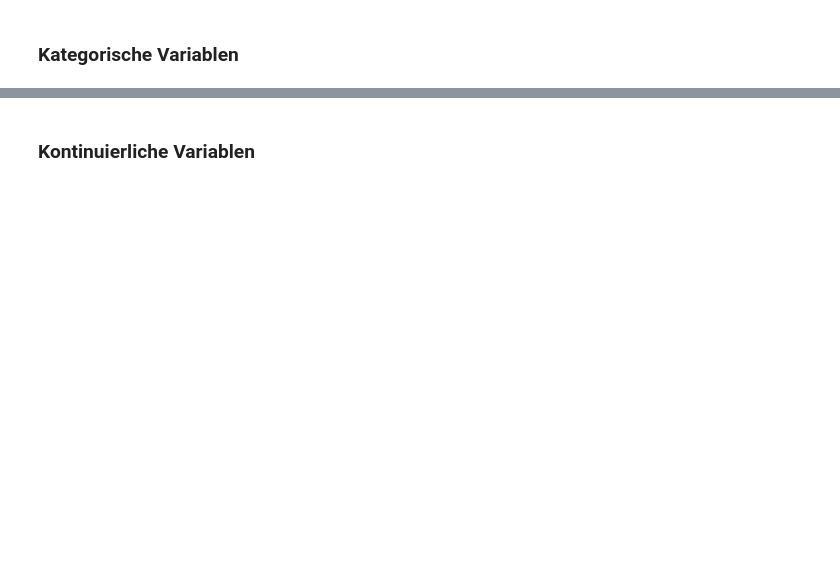
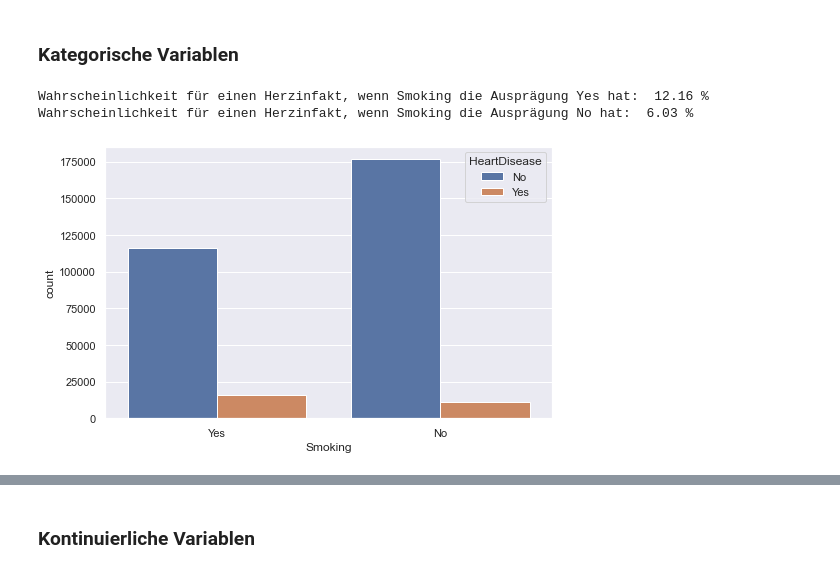
Before and after one commit to flori567/QIT_Ausarbeitung, a Jupyter notebook: heart_attack_prediction.ipynb, the cells around one changed output, grey strips where cells are left out. Cells and saved outputs as stored; diff of their text form; code cells hidden in the pictures; blank space fills up the shorter version.

```diff
--- a/heart_attack_prediction.ipynb
+++ b/heart_attack_prediction.ipynb
@@ -394,24 +398,2 @@ Vor der bivariaten Analyse werden allerdings noch Hypothesen aufgestellt, die ei
 # %% [markdown]
 ### Kategorische Variablen
-# %%
-sns.set(rc={'figure.figsize':(16, 9.27)})
-
-plt.subplot(231)
-sns.countplot(x="Smoking", hue='HeartDisease', data=df)
-plt.subplot(232)
-sns.countplot(x="AlcoholDrinking", hue='HeartDisease', data=df)
-plt.subplot(233)
-sns.countplot(x="Stroke", hue='HeartDisease', data=df)
-
-variables = ["Smoking", "AlcoholDrinking", "Stroke"]
-
-for v in variables:
-    smoke_and_heart_disease = len(df[(df['HeartDisease']=='Yes') & (df[v]=='Yes')])
-    num_smoke = len(df[df[v]=='Yes'])
-    no_smoke_and_heart_disease = len(df[(df['HeartDisease']=='Yes') & (df[v]=='No')])
-    num_no_smoke = len(df[df[v]=='No'])
-    print('Wahrscheinlichkeit für einen Herzinfakt, wenn die Ausprägung ' + v + ' "Yes" ist:',
-          str(round(smoke_and_heart_disease * 100 / num_smoke, 2)) + " %")
-    print('Wahrscheinlichkeit für einen Herzinfakt, wenn die Ausprägung ' + v + ' "No" ist:',
-          str(round(no_smoke_and_heart_disease * 100 /num_no_smoke, 2)) + " %")
-    print('-------------')
@@ -460,0 +400,18 @@ sns.countplot(x="SkinCancer", hue='HeartDisease', data=df)
+# %%
+def calculate_probability(data_frame, variable):
+    categories_of_variable = data_frame[variable].unique().tolist()
+
+    for category in categories_of_variable:
+        category_and_heart_disease = len(data_frame[(data_frame['HeartDisease']=='Yes') & (data_frame[variable]==category)])
+        total_of_category = len(data_frame[data_frame[variable]==category])
+
+        print("Wahrscheinlichkeit für einen Herzinfakt, wenn " + variable + " die Ausprägung " + category + " hat: ", str(round(category_and_heart_disease * 100 / total_of_category, 2)) + " %")
+# %%
+sns.set(rc={'figure.figsize':(8, 5)})
+
+sns.countplot(x="Smoking", hue='HeartDisease', data=df)
+calculate_probability(df, 'Smoking')
+# %% [output]
+Wahrscheinlichkeit für einen Herzinfakt, wenn Smoking die Ausprägung Yes hat:  12.16 %
+Wahrscheinlichkeit für einen Herzinfakt, wenn Smoking die Ausprägung No hat:  6.03 %
+[figure, added]
```
Also changed, not shown: parts of 28 cells of this notebook.
